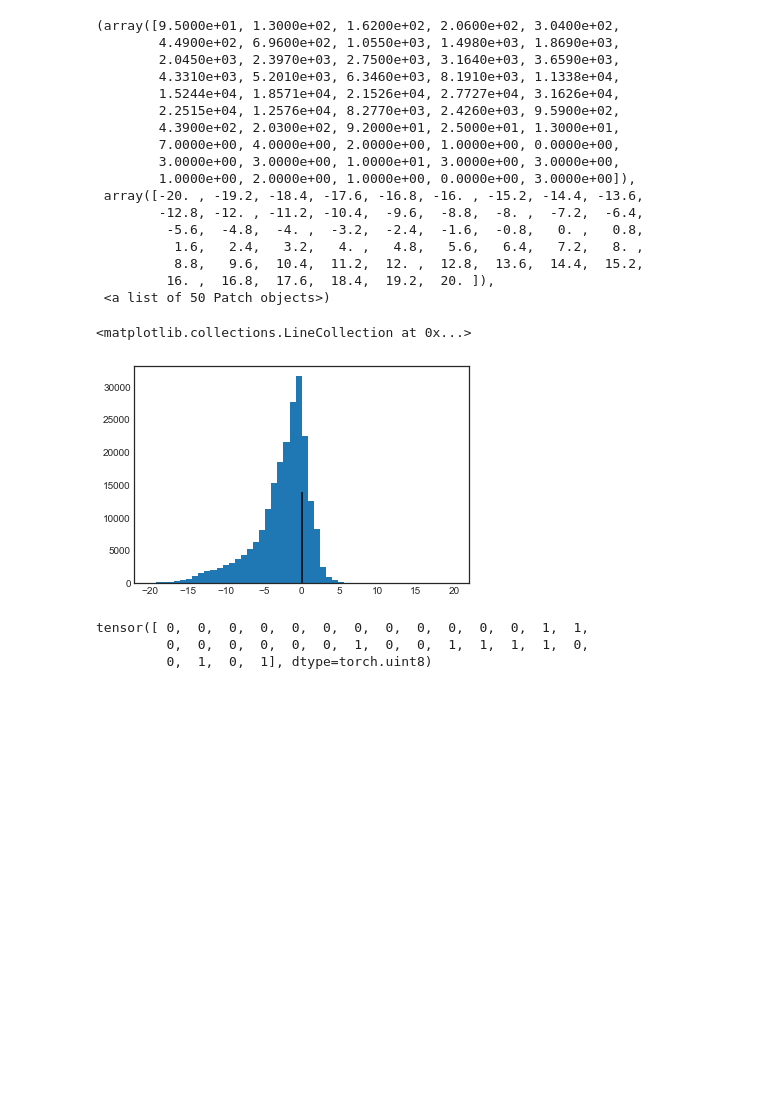
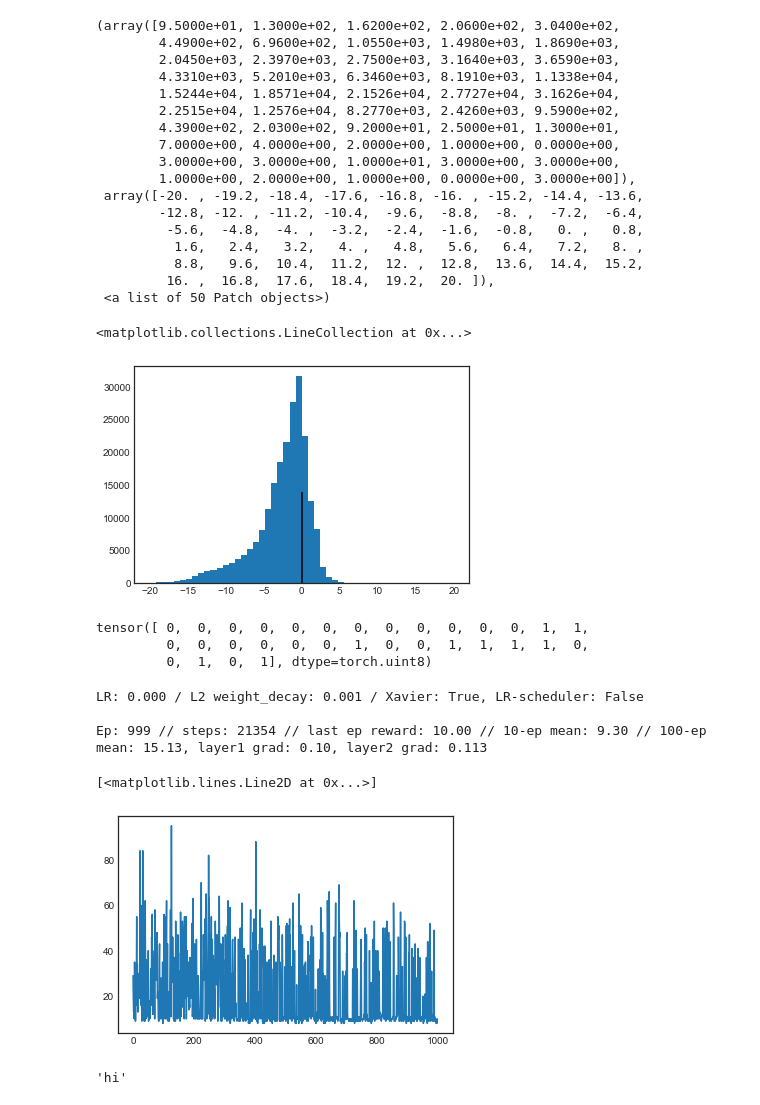
Before and after one commit to liavkoren/ai-ml-rl, a Jupyter notebook: dqn_implementations/mine/DQN part 2 -- Distributional DQN.ipynb, the cells around one changed output. Drawn from its saved outputs; the diff is of its cells as text; code cells hidden in the pictures; blank space fills up the shorter version.

Commit message:
"auto commit tracked files for new experiment: LR: 0.000 / L2 weight_decay: 0.001 / Xavier: True, LR-scheduler: False on Jul-21-18@10:48:01"

```diff
--- a/dqn_implementations/mine/DQN part 2 -- Distributional DQN.ipynb
+++ b/dqn_implementations/mine/DQN part 2 -- Distributional DQN.ipynb
@@ -279,8 +279,8 @@ class CategoricalAgent:
     xavier = attr.ib(default=True)
     weight_decay = attr.ib(default=0)
     use_lr_scheduler = attr.ib(default=True)
-    self.online_net = attr.ib(default=None)
-    self.target_net = attr.ib(default=None)
+    online_net = attr.ib(default=None)
+    target_net = attr.ib(default=None)
 
     def __attrs_post_init__(self):
         self.steps = 0
@@ -288,6 +288,7 @@ class CategoricalAgent:
         self.memory = Memory(self.memory_size, self.minibatch_size)
         self.action_shape = self.env.action_space.n
         if self.online_net is None or self.target_net is None:
+            print('using default ValDist class')
             self.online_net = ValueDistribution(state_shape=state_shape, action_shape=self.action_shape, vmin=self.vmin, vmax=self.vmax, num_atoms=self.num_atoms)
             self.target_net = ValueDistribution(state_shape=state_shape, action_shape=self.action_shape, vmin=self.vmin, vmax=self.vmax, num_atoms=self.num_atoms)
         if self.xavier:
@@ -565,28 +564,34 @@ def hinton(matrix, max_weight=None, ax=None):
     ax.invert_yaxis()
 # %%
 lr = 0.0001
-l2 = 0.001
+weight_decay = 0.001
 xavier = True
 lr_scheduler = False
-
-title = f'LR: {lr:.3f} / L2 reg: {l2:.3f} / Xavier: {xavier}, LR-scheduler: {lr_scheduler}'
-
+title = f'LR: {lr:.3f} / L2 weight_decay: {weight_decay:.3f} / Xavier: {xavier}, LR-scheduler: {lr_scheduler}'
 config = {
     'title':title,
     'log_dir':'tuning-categorical',
     'random_seed':0
 }
 logger, config = init_experiment(config)
-
 print(title + '\n')
-cartpole_agent = CategoricalAgent(cartpole, learning_rate=, use_lr_scheduler=False)
-
-#agent.train()
-run_experiment(agent, logger, title=title)
+online_net = ValueDistributionDeep(state_shape=4, action_shape=2, vmin=-10, vmax=10, num_atoms=2)
+target_net = ValueDistributionDeep(state_shape=4, action_shape=2, vmin=-10, vmax=10, num_atoms=2)
+cartpole_agent = CategoricalAgent(cartpole, learning_rate=lr, weight_decay=weight_decay, use_lr_scheduler=False, online_net=online_net, target_net=target_net)
+run_experiment(cartpole_agent, logger, title=title)
+# %% [output]
+LR: 0.000 / L2 weight_decay: 0.001 / Xavier: True, LR-scheduler: False
+
+Ep: 999 // steps: 21354 // last ep reward: 10.00 // 10-ep mean: 9.30 // 100-ep mean: 15.13, layer1 grad: 0.10, layer2 grad: 0.113
-# %%
-cartpole_agent = CategoricalAgent?
-# %%
-cartpole_agent = CategoricalAgent
+# %%
+plt.plot(cartpole_agent.episode_rewards)
+# %% [output]
+[<matplotlib.lines.Line2D at 0x...>]
+[figure, added]
+# %%
+'hi'
+# %% [output]
+'hi'
 # %%
 # Debugging
 
```
Also changed, not shown: parts of 1 cell of this notebook, 1 other file.
